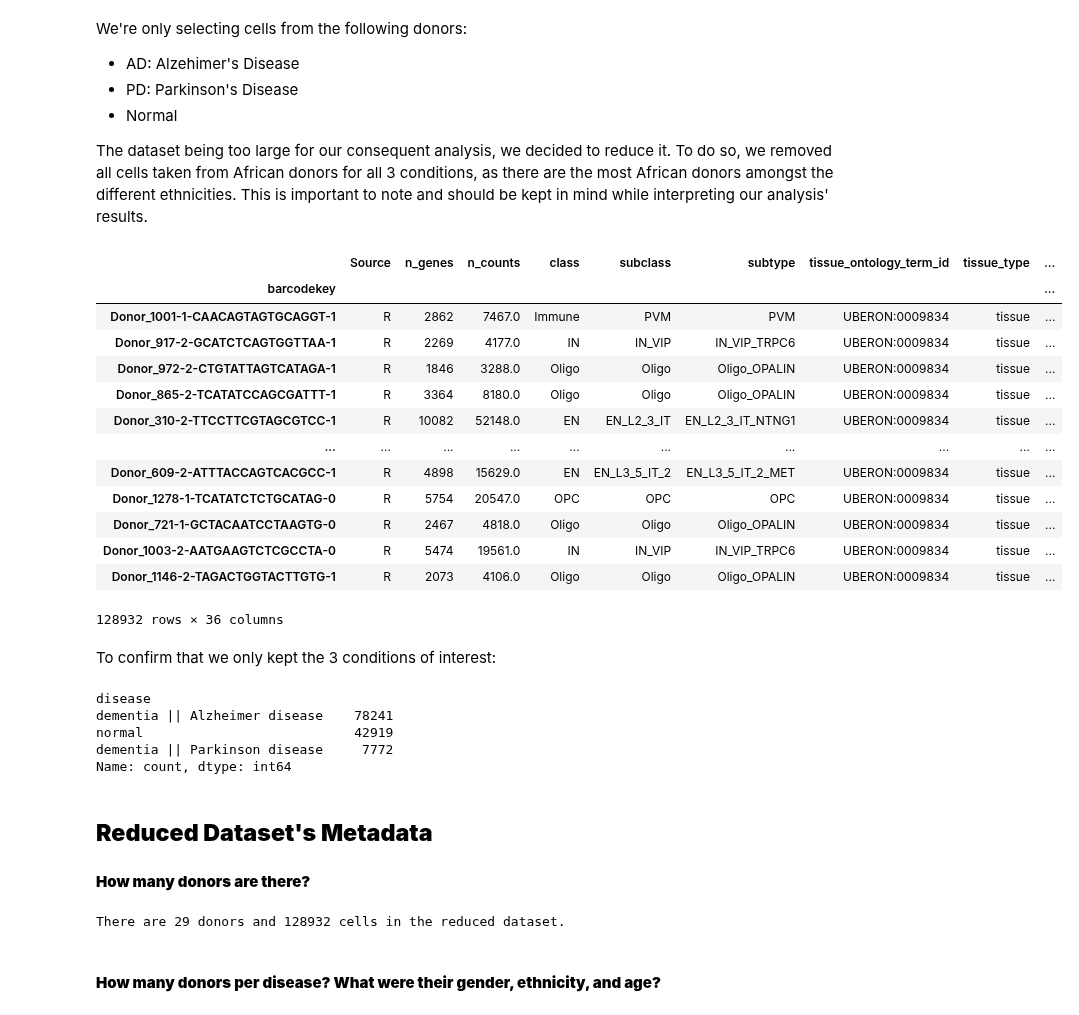
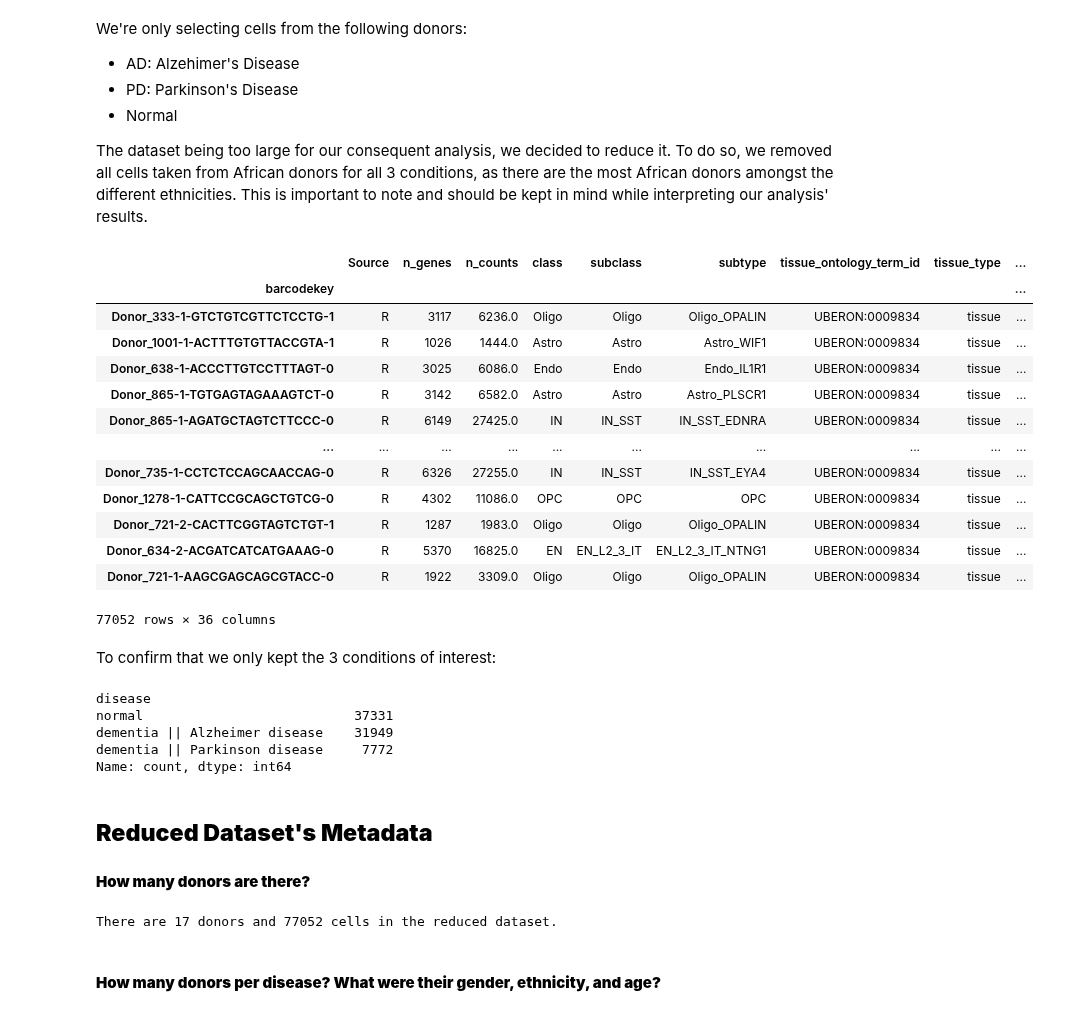
Before and after one commit to elodiehusson/transcriptomics-code, a Jupyter notebook: reduction_of_dataset.ipynb, the cells around one changed output. Saved outputs shown, nothing was run; the diff lists cells and outputs as text; code cells hidden in the pictures.

Commit message:
changed the number of donors (deleted unknown ethnicity donors) -> up to 77k cells

```diff
--- a/reduction_of_dataset.ipynb
+++ b/reduction_of_dataset.ipynb
@@ -15,10 +15,10 @@ Original dataset; Size: 6,28 GB - 26 Disease Types. You can download the dataset
 ## = mode 'backed'
 
 #Elodie's path
-#adata = sc.read_h5ad("/Users/elodiehusson/Desktop/AD & PD/adata.h5ad", backed='r') # Make sure to change the path to the file on your computer
+adata = sc.read_h5ad("/Users/elodiehusson/Desktop/AD & PD/adata.h5ad", backed='r') # Make sure to change the path to the file on your computer
 
 #Yara's path
-adata = sc.read_h5ad("C:/Users/yarad/Desktop/x/Masters/Master BMC - Sorbonne/M2/Single Cell/Project/Coding Project/original_dataset_prefrontal_cortex.h5ad", backed='r') # Make sure to change the path to the file on your computer
+# adata = sc.read_h5ad("C:/Users/yarad/Desktop/x/Masters/Master BMC - Sorbonne/M2/Single Cell/Project/Coding Project/original_dataset_prefrontal_cortex.h5ad", backed='r') # Make sure to change the path to the file on your computer
 # %% [markdown]
 To see the number of cells for each disease type:
 # %%
@@ -198,48 +198,48 @@ We're only selecting cells from the following donors:
 
 The dataset being too large for our consequent analysis, we decided to reduce it. To do so, we removed all cells taken from African donors for all 3 conditions, as there are the most African donors amongst the different ethnicities. This is important to note and should be kept in mind while interpreting our analysis' results.
 # %%
-is_AD = (adata.obs['disease'] == "dementia || Alzheimer disease") & (adata.obs['genetic_ancestry'] != "African")
+is_AD = (adata.obs['disease'] == "dementia || Alzheimer disease") & (adata.obs['genetic_ancestry'] != "African") & (adata.obs['genetic_ancestry'] != "unknown")
 is_PD = (adata.obs['disease'] == "dementia || Parkinson disease") & (adata.obs['genetic_ancestry'] != "African")
-is_CTRL = (adata.obs['disease'] == "normal") & (adata.obs['genetic_ancestry'] != "African")
+is_CTRL = (adata.obs['disease'] == "normal") & (adata.obs['genetic_ancestry'] != "African") & (adata.obs['genetic_ancestry'] != "unknown")
 
 # Getting the index of each mask (i.e. the positions in the AnnData object)
 AD_idx = np.flatnonzero(is_AD)
 PD_idx = np.flatnonzero(is_PD)
 CTRL_idx = np.flatnonzero(is_CTRL)
 
 # Randomly mixing indices
 np.random.shuffle(AD_idx)
 np.random.shuffle(PD_idx)
 np.random.shuffle(CTRL_idx)
 
 # Choosing the final indices of samples to keep in the reduced dataset
 final_idx = np.concatenate([AD_idx, PD_idx, CTRL_idx])
 
 adata_sub = adata[final_idx, :]
 adata_sub.obs
 # %% [output]
 |  | Source | n_genes | n_counts | class | subclass | subtype | tissue_ontology_term_id | tissue_type | ... |
 | barcodekey |  |  |  |  |  |  |  |  | ... |
-| Donor_1001-1-CAACAGTAGTGCAGGT-1 | R | 2862 | 7467.0 | Immune | PVM | PVM | UBERON:0009834 | tissue | ... |
-| Donor_917-2-GCATCTCAGTGGTTAA-1 | R | 2269 | 4177.0 | IN | IN_VIP | IN_VIP_TRPC6 | UBERON:0009834 | tissue | ... |
-| Donor_972-2-CTGTATTAGTCATAGA-1 | R | 1846 | 3288.0 | Oligo | Oligo | Oligo_OPALIN | UBERON:0009834 | tissue | ... |
-| Donor_865-2-TCATATCCAGCGATTT-1 | R | 3364 | 8180.0 | Oligo | Oligo | Oligo_OPALIN | UBERON:0009834 | tissue | ... |
-| Donor_310-2-TTCCTTCGTAGCGTCC-1 | R | 10082 | 52148.0 | EN | EN_L2_3_IT | EN_L2_3_IT_NTNG1 | UBERON:0009834 | tissue | ... |
+| Donor_333-1-GTCTGTCGTTCTCCTG-1 | R | 3117 | 6236.0 | Oligo | Oligo | Oligo_OPALIN | UBERON:0009834 | tissue | ... |
+| Donor_1001-1-ACTTTGTGTTACCGTA-1 | R | 1026 | 1444.0 | Astro | Astro | Astro_WIF1 | UBERON:0009834 | tissue | ... |
+| Donor_638-1-ACCCTTGTCCTTTAGT-0 | R | 3025 | 6086.0 | Endo | Endo | Endo_IL1R1 | UBERON:0009834 | tissue | ... |
+| Donor_865-1-TGTGAGTAGAAAGTCT-0 | R | 3142 | 6582.0 | Astro | Astro | Astro_PLSCR1 | UBERON:0009834 | tissue | ... |
+| Donor_865-1-AGATGCTAGTCTTCCC-0 | R | 6149 | 27425.0 | IN | IN_SST | IN_SST_EDNRA | UBERON:0009834 | tissue | ... |
 | ... | ... | ... | ... | ... | ... | ... | ... | ... | ... |
-| Donor_609-2-ATTTACCAGTCACGCC-1 | R | 4898 | 15629.0 | EN | EN_L3_5_IT_2 | EN_L3_5_IT_2_MET | UBERON:0009834 | tissue | ... |
-| Donor_1278-1-TCATATCTCTGCATAG-0 | R | 5754 | 20547.0 | OPC | OPC | OPC | UBERON:0009834 | tissue | ... |
-| Donor_721-1-GCTACAATCCTAAGTG-0 | R | 2467 | 4818.0 | Oligo | Oligo | Oligo_OPALIN | UBERON:0009834 | tissue | ... |
-| Donor_1003-2-AATGAAGTCTCGCCTA-0 | R | 5474 | 19561.0 | IN | IN_VIP | IN_VIP_TRPC6 | UBERON:0009834 | tissue | ... |
-| Donor_1146-2-TAGACTGGTACTTGTG-1 | R | 2073 | 4106.0 | Oligo | Oligo | Oligo_OPALIN | UBERON:0009834 | tissue | ... |
+| Donor_735-1-CCTCTCCAGCAACCAG-0 | R | 6326 | 27255.0 | IN | IN_SST | IN_SST_EYA4 | UBERON:0009834 | tissue | ... |
+| Donor_1278-1-CATTCCGCAGCTGTCG-0 | R | 4302 | 11086.0 | OPC | OPC | OPC | UBERON:0009834 | tissue | ... |
+| Donor_721-2-CACTTCGGTAGTCTGT-1 | R | 1287 | 1983.0 | Oligo | Oligo | Oligo_OPALIN | UBERON:0009834 | tissue | ... |
+| Donor_634-2-ACGATCATCATGAAAG-0 | R | 5370 | 16825.0 | EN | EN_L2_3_IT | EN_L2_3_IT_NTNG1 | UBERON:0009834 | tissue | ... |
+| Donor_721-1-AAGCGAGCAGCGTACC-0 | R | 1922 | 3309.0 | Oligo | Oligo | Oligo_OPALIN | UBERON:0009834 | tissue | ... |
-128932 rows × 36 columns
+77052 rows × 36 columns
 # %% [markdown]
 To confirm that we only kept the 3 conditions of interest:
 # %%
 adata_sub.obs["disease"].value_counts()
 # %% [output]
 disease
-dementia || Alzheimer disease    78241
-normal                           42919
+normal                           37331
+dementia || Alzheimer disease    31949
 dementia || Parkinson disease     7772
 Name: count, dtype: int64
 # %% [markdown]
@@ -250,7 +250,7 @@ n_donors_sub = len(adata_sub.obs["donor_id"].unique())
 n_cells_sub = adata_sub.shape[0]
 print("There are", n_donors_sub, "donors and", n_cells_sub, "cells in the reduced dataset.")
 # %% [output]
-There are 29 donors and 128932 cells in the reduced dataset.
+There are 17 donors and 77052 cells in the reduced dataset.
 # %% [markdown]
 #### **How many donors per disease? What were their gender, ethnicity, and age?**
 # %%
```
Also changed, not shown: parts of 6 cells of this notebook.
